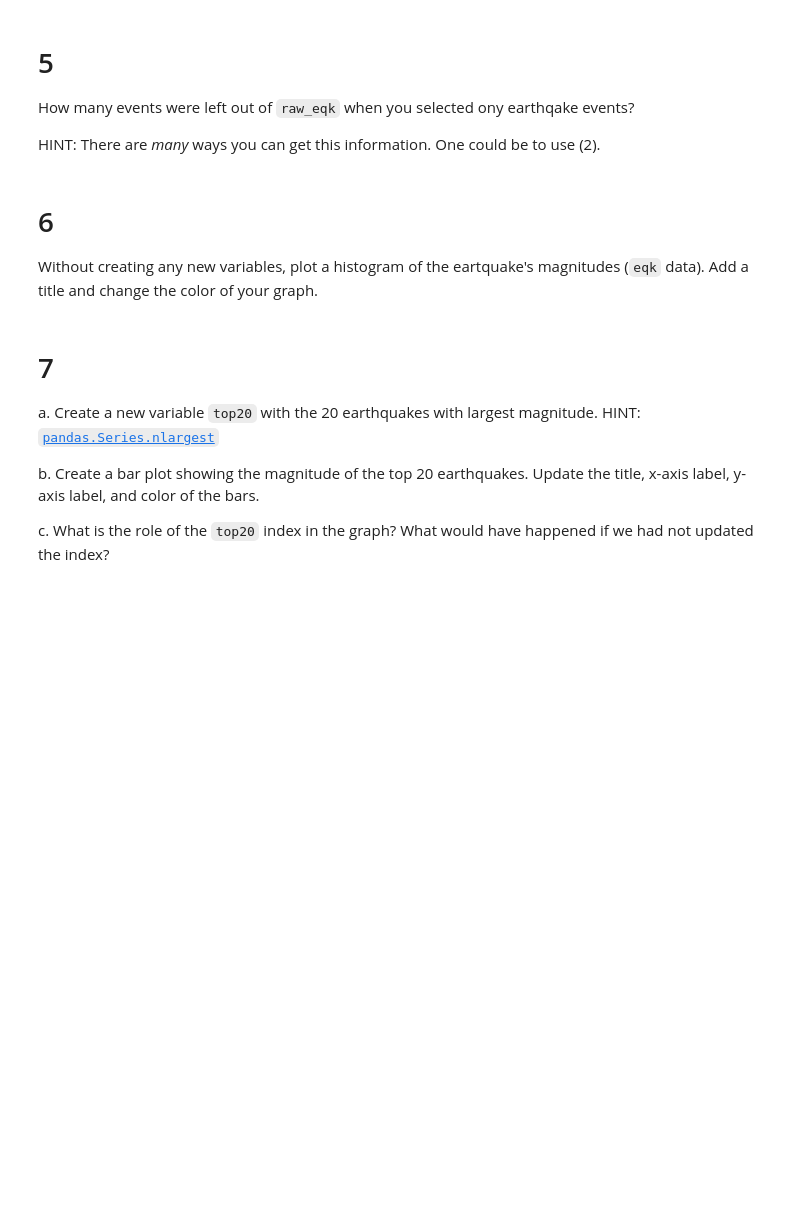
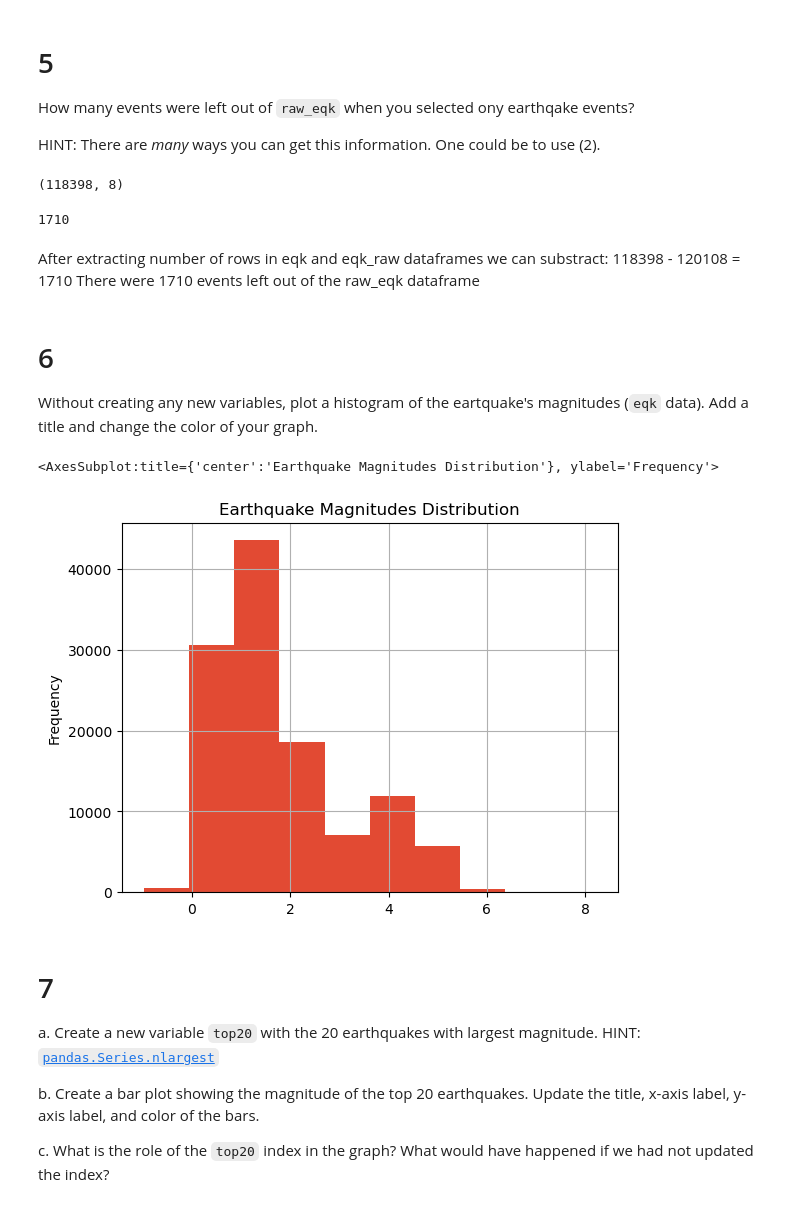
Before and after one commit to kateebeckerr/eds220-hwk-1, a Jupyter notebook: hwk1-task4.ipynb, the cells around one changed output. Drawn from its saved outputs; the diff is of its cells as text; code cells hidden in the pictures; blank space fills up the shorter version.

```diff
--- a/hwk1-task4.ipynb
+++ b/hwk1-task4.ipynb
@@ -179,3 +177,19 @@ HINT: There are *many* ways you can get this information. One could be to use (2
+# %%
+# solve exercise here
+eqk.shape
+
+#Using .shape youre able to extract the number of rows in the eqk data frame
+# 118398
+# %% [output]
+(118398, 8)
+# %%
+120108 - 118398
+# %% [output]
+1710
+# %% [markdown]
+After extracting number of rows in eqk and eqk_raw dataframes we can substract:
+118398 - 120108 = 1710
+There were 1710 events left out of the raw_eqk dataframe
 # %% [markdown]
 # 6
 Without creating any new variables, plot a histogram of the eartquake's magnitudes (`eqk` data). Add a title and change the color of your graph.
@@ -184,3 +196,14 @@ Without creating any new variables, plot a histogram of the eartquake's magnitud
+# %%
+# solve exercise here
+eqk.mag.plot(kind = 'hist', color = "#e24a33",
+                               title = 'Earthquake Magnitudes Distribution',
+                               xlabel = 'Magnitude)',
+
+                               grid = True,
+                               )
+# %% [output]
+<AxesSubplot:title={'center':'Earthquake Magnitudes Distribution'}, ylabel='Frequency'>
+[figure, added]
 # %% [markdown]
 # 7
 
```
Also changed, not shown: parts of 10 cells of this notebook.
